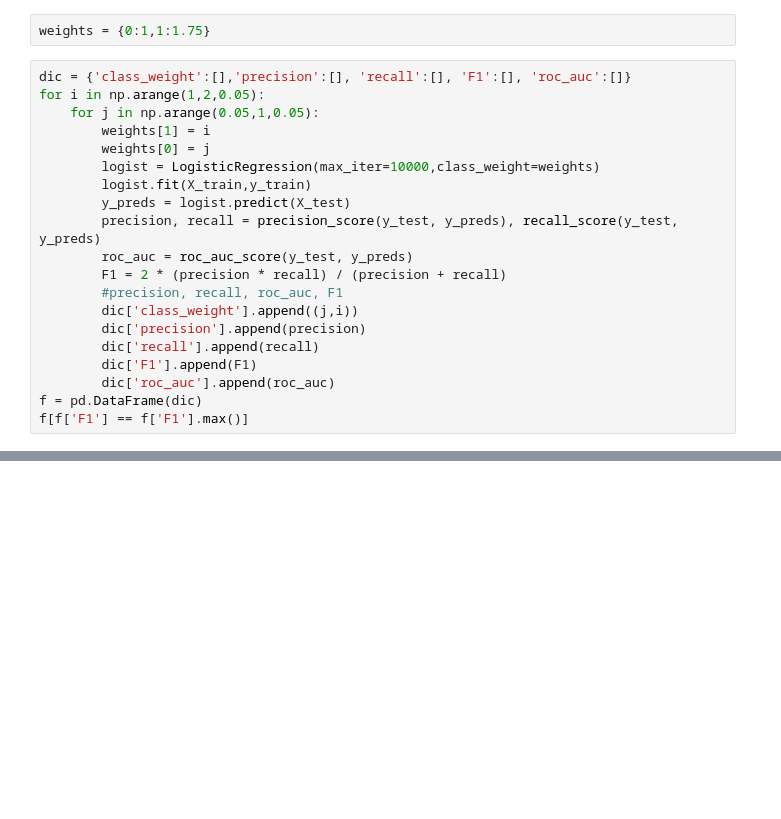
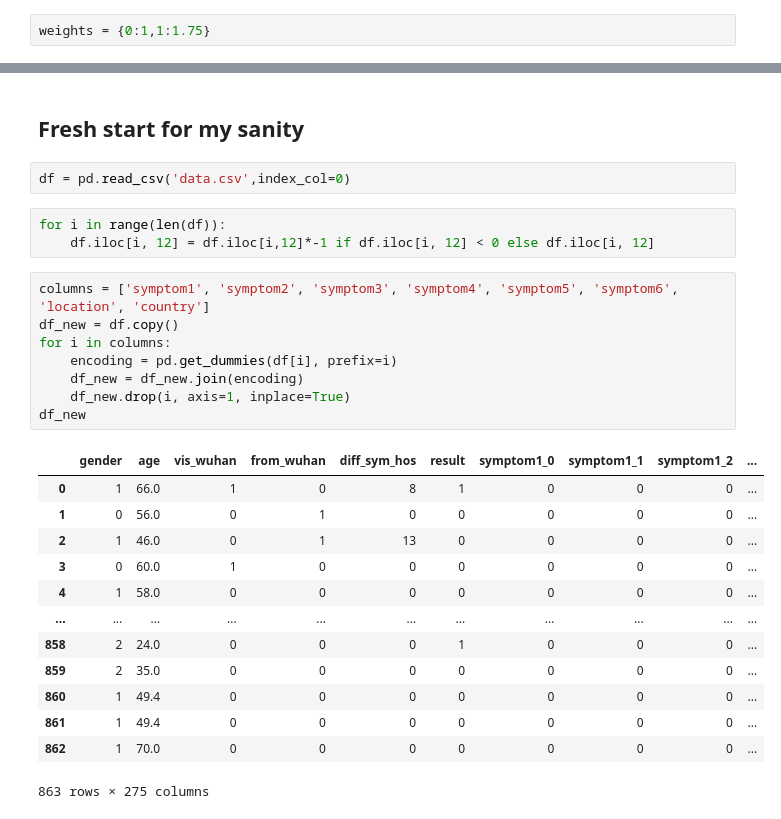
Before and after one commit to YMaher99/Machine-Learning-Course-Project, a Jupyter notebook: covid.ipynb, the cells around one changed output, grey strips where cells are left out. Saved outputs shown, nothing was run; the diff lists cells and outputs as text; blank space fills up the shorter version.

```diff
--- a/covid.ipynb
+++ b/covid.ipynb
@@ -146,23 +146,3 @@ df2.head()
 #df
 # %%
 weights = {0:1,1:1.75}
-# %%
-dic = {'class_weight':[],'precision':[], 'recall':[], 'F1':[], 'roc_auc':[]}
-for i in np.arange(1,2,0.05):
-    for j in np.arange(0.05,1,0.05):
-        weights[1] = i
-        weights[0] = j
-        logist = LogisticRegression(max_iter=10000,class_weight=weights)
-        logist.fit(X_train,y_train)
-        y_preds = logist.predict(X_test)
-        precision, recall = precision_score(y_test, y_preds), recall_score(y_test, y_preds)
-        roc_auc = roc_auc_score(y_test, y_preds)
-        F1 = 2 * (precision * recall) / (precision + recall)
-        #precision, recall, roc_auc, F1
-        dic['class_weight'].append((j,i))
-        dic['precision'].append(precision)
-        dic['recall'].append(recall)
-        dic['F1'].append(F1)
-        dic['roc_auc'].append(roc_auc)
-f = pd.DataFrame(dic)
-f[f['F1'] == f['F1'].max()]
@@ -170,0 +169,29 @@ KeyboardInterrupt:
+# %% [markdown]
+## Fresh start for my sanity
+# %%
+df = pd.read_csv('data.csv',index_col=0)
+# %%
+for i in range(len(df)):
+    df.iloc[i, 12] = df.iloc[i,12]*-1 if df.iloc[i, 12] < 0 else df.iloc[i, 12]
+# %%
+columns = ['symptom1', 'symptom2', 'symptom3', 'symptom4', 'symptom5', 'symptom6', 'location', 'country']
+df_new = df.copy()
+for i in columns:
+    encoding = pd.get_dummies(df[i], prefix=i)
+    df_new = df_new.join(encoding)
+    df_new.drop(i, axis=1, inplace=True)
+df_new
+# %% [output]
+|  | gender | age | vis_wuhan | from_wuhan | diff_sym_hos | result | symptom1_0 | symptom1_1 | symptom1_2 | ... |
+| 0 | 1 | 66.0 | 1 | 0 | 8 | 1 | 0 | 0 | 0 | ... |
+| 1 | 0 | 56.0 | 0 | 1 | 0 | 0 | 0 | 0 | 0 | ... |
+| 2 | 1 | 46.0 | 0 | 1 | 13 | 0 | 0 | 0 | 0 | ... |
+| 3 | 0 | 60.0 | 1 | 0 | 0 | 0 | 0 | 0 | 0 | ... |
+| 4 | 1 | 58.0 | 0 | 0 | 0 | 0 | 0 | 0 | 0 | ... |
+| ... | ... | ... | ... | ... | ... | ... | ... | ... | ... | ... |
+| 858 | 2 | 24.0 | 0 | 0 | 0 | 1 | 0 | 0 | 0 | ... |
+| 859 | 2 | 35.0 | 0 | 0 | 0 | 0 | 0 | 0 | 0 | ... |
+| 860 | 1 | 49.4 | 0 | 0 | 0 | 0 | 0 | 0 | 0 | ... |
+| 861 | 1 | 49.4 | 0 | 0 | 0 | 0 | 0 | 0 | 0 | ... |
+| 862 | 1 | 70.0 | 0 | 0 | 0 | 0 | 0 | 0 | 0 | ... |
+863 rows × 275 columns
```
Also changed, not shown: parts of 8 cells of this notebook, 2 other files.
